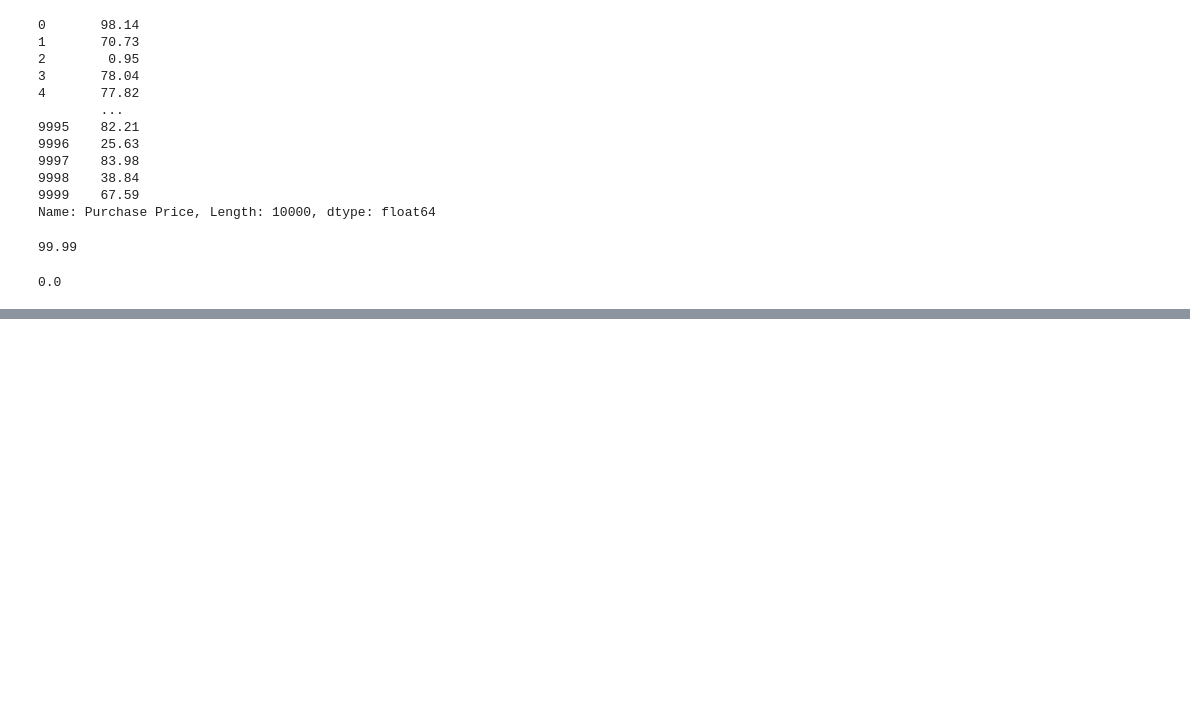
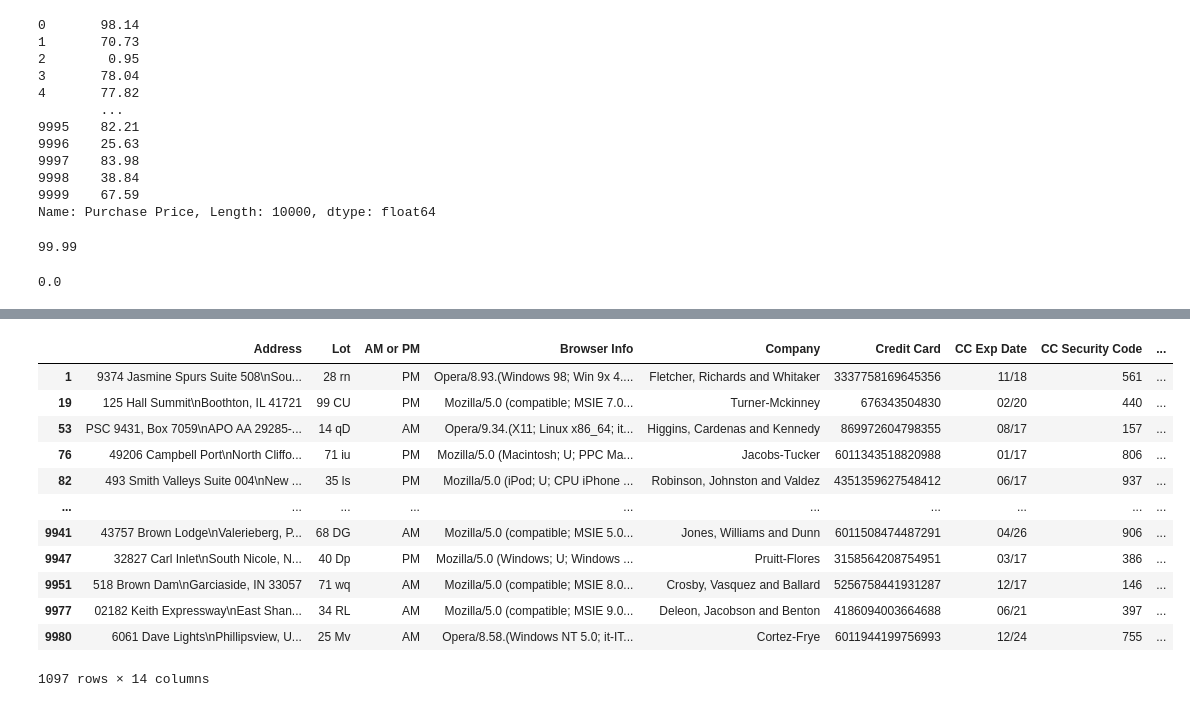
Before and after one commit to Abricos-gt/Data_Science_projects, a Jupyter notebook: pandas_project1.ipynb, the cells around one changed output, grey strips where cells are left out. Cells and saved outputs as stored; diff of their text form; code cells hidden in the pictures; blank space fills up the shorter version.

```diff
--- a/pandas_project1.ipynb
+++ b/pandas_project1.ipynb
@@ -187,0 +204,16 @@ df['Purchase Price'].min()
+# %%
+df[df["Language"] == 'fr']
+# %% [output]
+|  | Address | Lot | AM or PM | Browser Info | Company | Credit Card | CC Exp Date | CC Security Code | ... |
+| 1 | 9374 Jasmine Spurs Suite 508\nSou... | 28 rn | PM | Opera/8.93.(Windows 98; Win 9x 4.... | Fletcher, Richards and Whitaker | 3337758169645356 | 11/18 | 561 | ... |
+| 19 | 125 Hall Summit\nBoothton, IL 41721 | 99 CU | PM | Mozilla/5.0 (compatible; MSIE 7.0... | Turner-Mckinney | 676343504830 | 02/20 | 440 | ... |
+| 53 | PSC 9431, Box 7059\nAPO AA 29285-... | 14 qD | AM | Opera/9.34.(X11; Linux x86_64; it... | Higgins, Cardenas and Kennedy | 869972604798355 | 08/17 | 157 | ... |
+| 76 | 49206 Campbell Port\nNorth Cliffo... | 71 iu | PM | Mozilla/5.0 (Macintosh; U; PPC Ma... | Jacobs-Tucker | 6011343518820988 | 01/17 | 806 | ... |
+| 82 | 493 Smith Valleys Suite 004\nNew ... | 35 ls | PM | Mozilla/5.0 (iPod; U; CPU iPhone ... | Robinson, Johnston and Valdez | 4351359627548412 | 06/17 | 937 | ... |
+| ... | ... | ... | ... | ... | ... | ... | ... | ... | ... |
+| 9941 | 43757 Brown Lodge\nValerieberg, P... | 68 DG | AM | Mozilla/5.0 (compatible; MSIE 5.0... | Jones, Williams and Dunn | 6011508474487291 | 04/26 | 906 | ... |
+| 9947 | 32827 Carl Inlet\nSouth Nicole, N... | 40 Dp | PM | Mozilla/5.0 (Windows; U; Windows ... | Pruitt-Flores | 3158564208754951 | 03/17 | 386 | ... |
+| 9951 | 518 Brown Dam\nGarciaside, IN 33057 | 71 wq | AM | Mozilla/5.0 (compatible; MSIE 8.0... | Crosby, Vasquez and Ballard | 5256758441931287 | 12/17 | 146 | ... |
+| 9977 | 02182 Keith Expressway\nEast Shan... | 34 RL | AM | Mozilla/5.0 (compatible; MSIE 9.0... | Deleon, Jacobson and Benton | 4186094003664688 | 06/21 | 397 | ... |
+| 9980 | 6061 Dave Lights\nPhillipsview, U... | 25 Mv | AM | Opera/8.58.(Windows NT 5.0; it-IT... | Cortez-Frye | 6011944199756993 | 12/24 | 755 | ... |
+1097 rows × 14 columns
```
Also changed, not shown: parts of 33 cells of this notebook.
